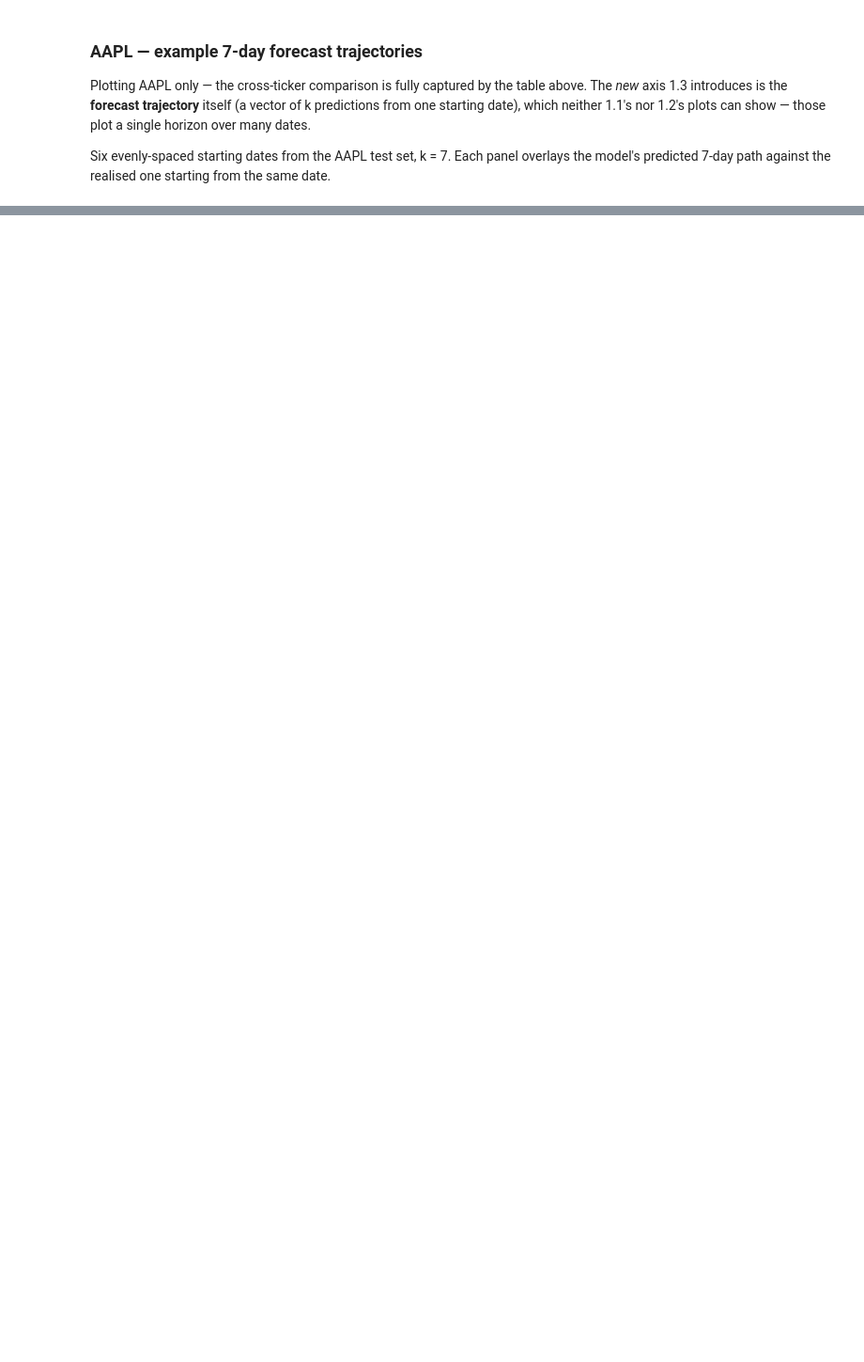
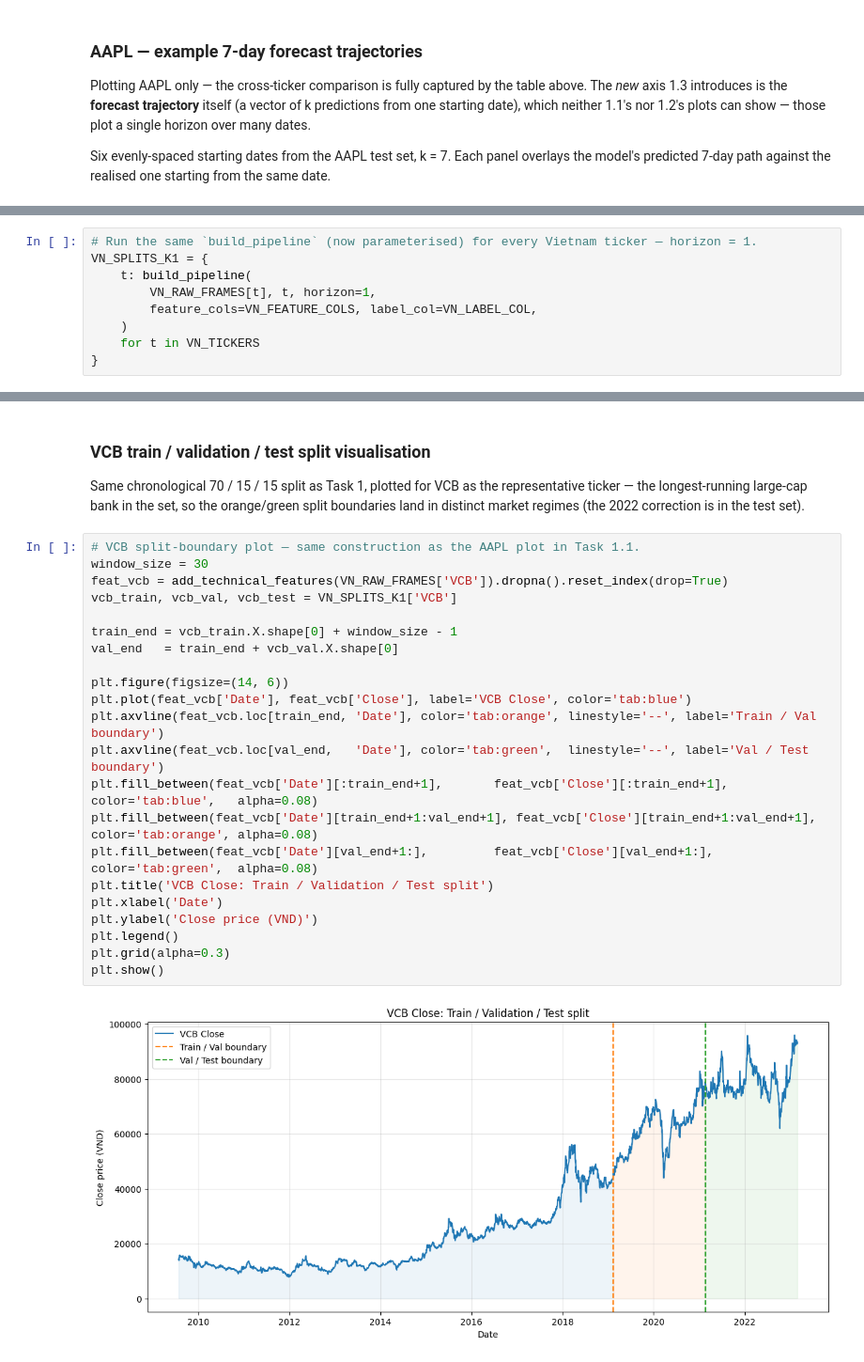
Before and after one commit to Thai-Anh-Nguyen/Time-series-data-and-application-to-stock-markets, a Jupyter notebook: 240039-project-notebook.ipynb, the cells around one changed output, grey strips where cells are left out. Shown at 94% size. Cells and saved outputs as stored; diff of their text form; blank space fills up the shorter version.

```diff
--- a/240039-project-notebook.ipynb
+++ b/240039-project-notebook.ipynb
@@ -851,0 +909,9 @@ plt.show()
+# %%
+# Run the same `build_pipeline` (now parameterised) for every Vietnam ticker — horizon = 1.
+VN_SPLITS_K1 = {
+    t: build_pipeline(
+        VN_RAW_FRAMES[t], t, horizon=1,
+        feature_cols=VN_FEATURE_COLS, label_col=VN_LABEL_COL,
+    )
+    for t in VN_TICKERS
+}
@@ -851,0 +925,28 @@ plt.show()
+# %% [markdown]
+### VCB train / validation / test split visualisation
+
+Same chronological 70 / 15 / 15 split as Task 1, plotted for VCB as the representative ticker — the longest-running large-cap bank in the set, so the orange/green split boundaries land in distinct market regimes (the 2022 correction is in the test set).
+# %%
+# VCB split-boundary plot — same construction as the AAPL plot in Task 1.1.
+window_size = 30
+feat_vcb = add_technical_features(VN_RAW_FRAMES['VCB']).dropna().reset_index(drop=True)
+vcb_train, vcb_val, vcb_test = VN_SPLITS_K1['VCB']
+
+train_end = vcb_train.X.shape[0] + window_size - 1
+val_end   = train_end + vcb_val.X.shape[0]
+
+plt.figure(figsize=(14, 6))
+plt.plot(feat_vcb['Date'], feat_vcb['Close'], label='VCB Close', color='tab:blue')
+plt.axvline(feat_vcb.loc[train_end, 'Date'], color='tab:orange', linestyle='--', label='Train / Val boundary')
+plt.axvline(feat_vcb.loc[val_end,   'Date'], color='tab:green',  linestyle='--', label='Val / Test boundary')
+plt.fill_between(feat_vcb['Date'][:train_end+1],       feat_vcb['Close'][:train_end+1],       color='tab:blue',   alpha=0.08)
+plt.fill_between(feat_vcb['Date'][train_end+1:val_end+1], feat_vcb['Close'][train_end+1:val_end+1], color='tab:orange', alpha=0.08)
+plt.fill_between(feat_vcb['Date'][val_end+1:],         feat_vcb['Close'][val_end+1:],         color='tab:green',  alpha=0.08)
+plt.title('VCB Close: Train / Validation / Test split')
+plt.xlabel('Date')
+plt.ylabel('Close price (VND)')
+plt.legend()
+plt.grid(alpha=0.3)
+plt.show()
+# %% [output]
+[figure, added]
```
Also changed, not shown: parts of 35 cells of this notebook, 3 other files.
